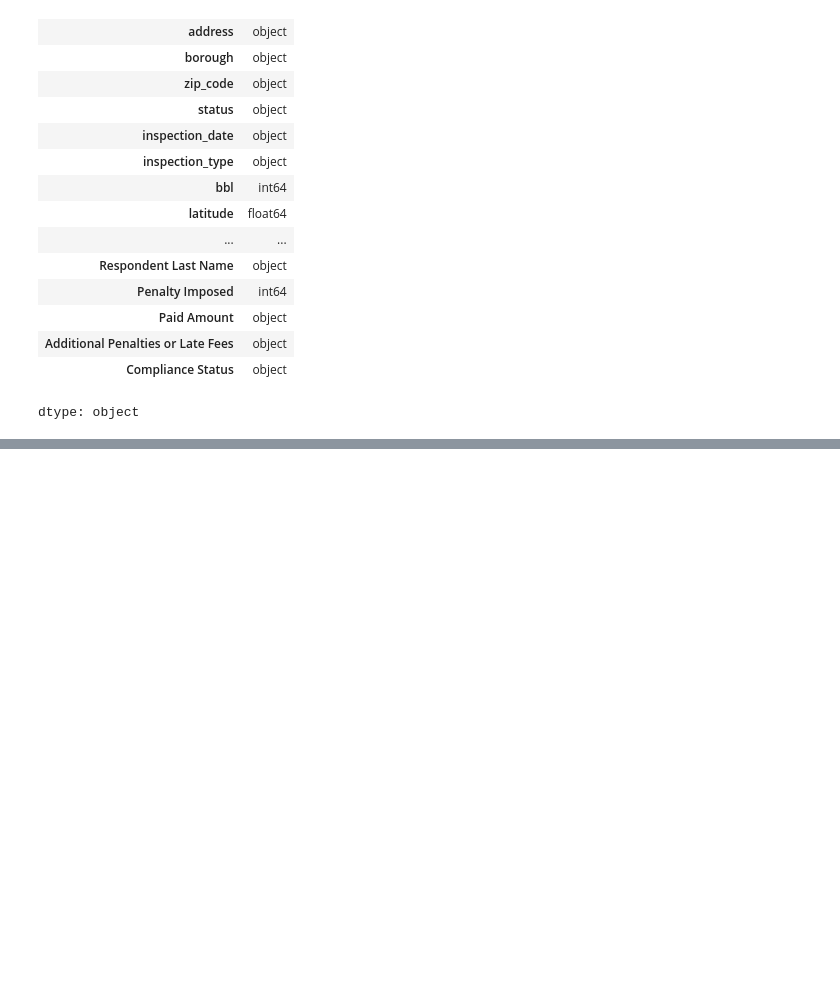
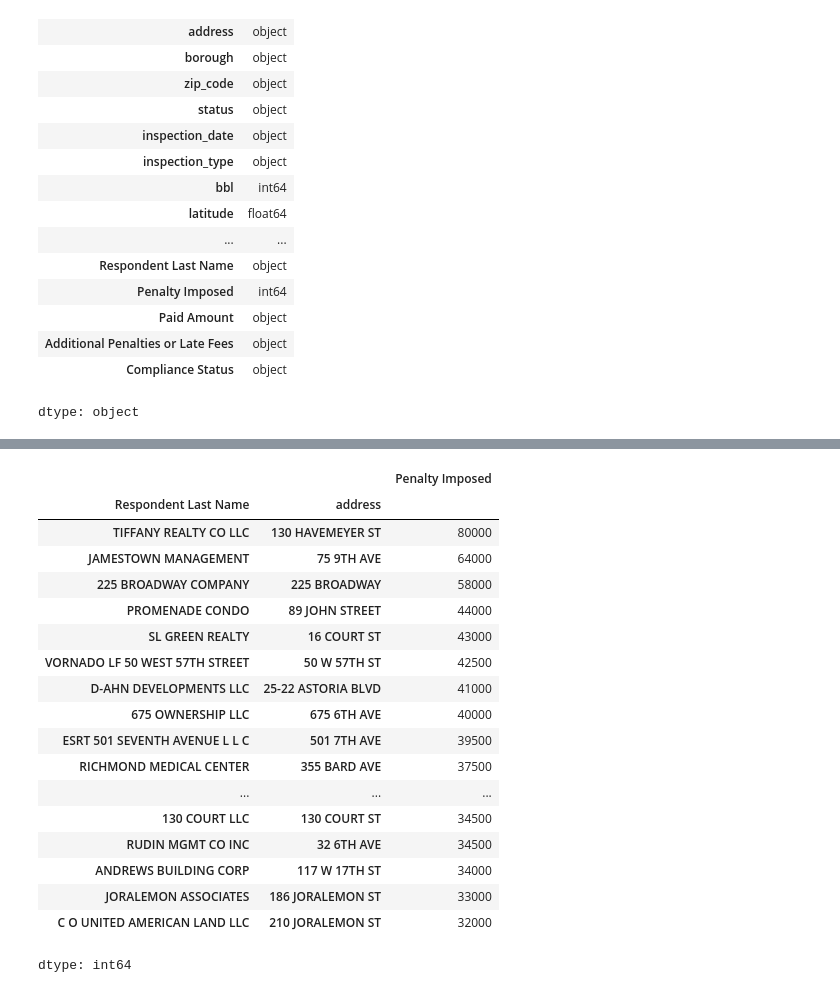
Before and after one commit to bigbirdjones/laguardia_data_analytics, a Jupyter notebook: NYC_Cooling_Tower_System_Inspection_Results_EDA.ipynb, the cells around one changed output, grey strips where cells are left out. Saved outputs shown, nothing was run; the diff lists cells and outputs as text; code cells hidden in the pictures; blank space fills up the shorter version.

```diff
--- a/NYC_Cooling_Tower_System_Inspection_Results_EDA.ipynb
+++ b/NYC_Cooling_Tower_System_Inspection_Results_EDA.ipynb
@@ -183,12 +188,8 @@ array([2000,  500,    0, 1000,  530, 1030,  250,  300])
 # %%
-violations_df['Penalty Imposed'] = violations_df['Penalty Imposed'].replace('$2,000.00', '2000')
-violations_df['Penalty Imposed'] = violations_df['Penalty Imposed'].replace('$1,030.00', '1030')
-violations_df['Penalty Imposed'] = violations_df['Penalty Imposed'].replace('$1,000.00', '1000')
-violations_df['Penalty Imposed'] = violations_df['Penalty Imposed'].replace('$530.00', '530')
-violations_df['Penalty Imposed'] = violations_df['Penalty Imposed'].replace('$500.00', '500')
-violations_df['Penalty Imposed'] = violations_df['Penalty Imposed'].replace('$300.00', '300')
-violations_df['Penalty Imposed'] = violations_df['Penalty Imposed'].replace('$250.00', '250')
-violations_df['Penalty Imposed'] = violations_df['Penalty Imposed'].replace('$0.00', '0')
+violations_df['Penalty Imposed'] = violations_df['Penalty Imposed'].replace(
+    {'$2,000.00': 2000,'$1,030.00': 1030, '$1,000.00': 1000, '$530.00': 530,
+     '$500.00': 500, '$300.00': 300, '$250.00': 250, '$0.00': 0}
+    )
 # %% [output]
 A value is trying to be set on a copy of a slice from a DataFrame.
 Try using .loc[row_indexer,col_indexer] = value instead
@@ -210,2 +198,0 @@ See the caveats in the documentation: https://pandas.pydata.org/pandas-docs/stab
-# %%
-violations_df['Penalty Imposed'] = pd.to_numeric(violations_df['Penalty Imposed'])
@@ -245,0 +254,4 @@ defendents_paid = violations_df.groupby(['Respondent Last Name'])['Paid Amount']
+# %%
+penalty_per_building = violations_df.groupby(['Respondent Last Name', 'address'])['Penalty Imposed'].sum()
+
+top_offending_buildings = penalty_per_building.sort_values(ascending=False).head(20)
@@ -245,0 +284,22 @@ defendents_paid = violations_df.groupby(['Respondent Last Name'])['Paid Amount']
+# %%
+top_offending_buildings
+# %% [output]
+|  |  | Penalty Imposed |
+| Respondent Last Name | address |  |
+| TIFFANY REALTY CO LLC | 130 HAVEMEYER ST | 80000 |
+| JAMESTOWN MANAGEMENT | 75 9TH AVE | 64000 |
+| 225 BROADWAY COMPANY | 225 BROADWAY | 58000 |
+| PROMENADE CONDO | 89 JOHN STREET | 44000 |
+| SL GREEN REALTY | 16 COURT ST | 43000 |
+| VORNADO LF 50 WEST 57TH STREET | 50 W 57TH ST | 42500 |
+| D-AHN DEVELOPMENTS LLC | 25-22 ASTORIA BLVD | 41000 |
+| 675 OWNERSHIP LLC | 675 6TH AVE | 40000 |
+| ESRT 501 SEVENTH AVENUE L L C | 501 7TH AVE | 39500 |
+| RICHMOND MEDICAL CENTER | 355 BARD AVE | 37500 |
+| ... | ... | ... |
+| 130 COURT LLC | 130 COURT ST | 34500 |
+| RUDIN MGMT CO INC | 32 6TH AVE | 34500 |
+| ANDREWS BUILDING CORP | 117 W 17TH ST | 34000 |
+| JORALEMON ASSOCIATES | 186 JORALEMON ST | 33000 |
+| C O UNITED AMERICAN LAND LLC | 210 JORALEMON ST | 32000 |
+dtype: int64
```
Also changed, not shown: parts of 17 cells of this notebook.
